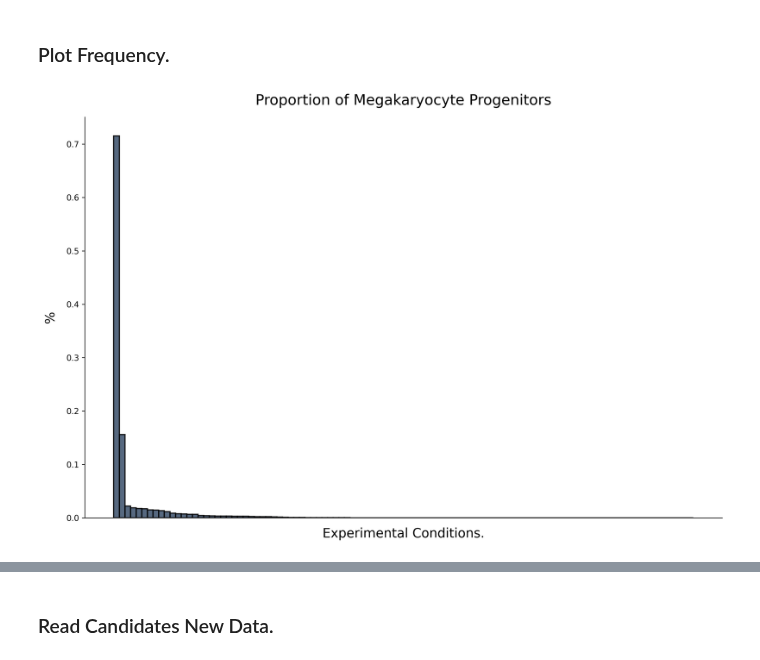
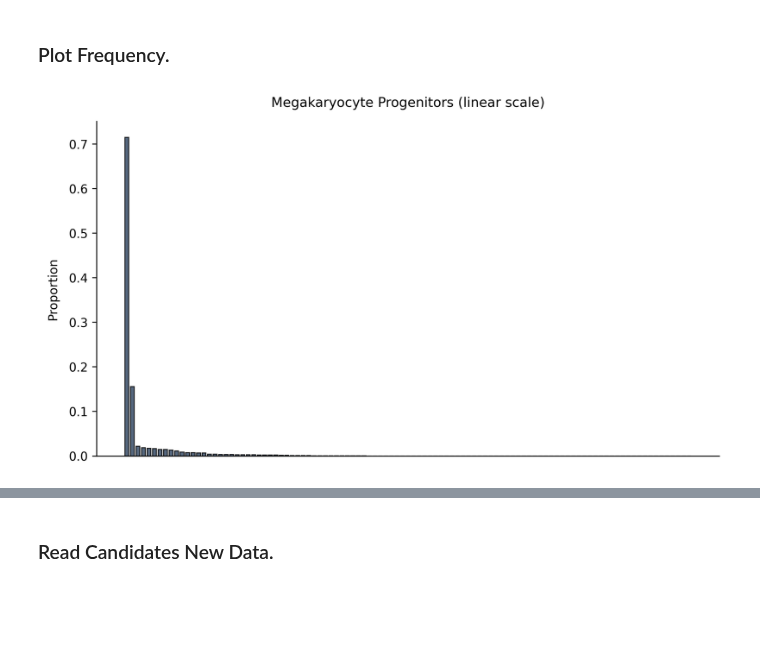
Before and after one commit to theislab/LabCompass-reproducibility, a Jupyter notebook: figures/frame5/make_figures_frame5.ipynb, the cells around one changed output, grey strips where cells are left out. Saved outputs shown, nothing was run; the diff lists cells and outputs as text; code cells hidden in the pictures; blank space fills up the shorter version.

```diff
--- a/figures/frame5/make_figures_frame5.ipynb
+++ b/figures/frame5/make_figures_frame5.ipynb
@@ -37,6 +37,7 @@ color_map = {
     'MPP_MgkEry': '#264653',
     'MgKEryPro1': '#7f908f',
     'MgKEryPro2': '#4a5c6a',
+    'MgkPro': '#3a4f6a',
     'late_MgkPro': '#3a4f6a',
     'EosBasMast1': '#6c757d',
     'EosBasMast2': '#780000',
@@ -502,36 +768,75 @@ concs_df_new["condition"] = np.arange(len(concs_df_new))
 # %% [markdown]
 ### Plot Frequency.
 # %%
-# ----- Make bars MAXIMUM size -----
-# Increase figure width dramatically (e.g., 20 inches wide, 8 inches tall)
-# Adjust numbers to your preference: more width = thicker bars
-
+# Your colour for late_MgkPro
 color = color_map["late_MgkPro"]
 
-plt.figure(figsize=(12, 8), dpi=300)        # much wider figure
-concs_df_sorted = concs_df_new.sort_values('late_MgkPro_prop', ascending=False).reset_index(drop=True)
-x_values = range(len(concs_df_sorted))
+# Prepare sorted data
+concs_df_sorted_new = concs_df_new.sort_values('late_MgkPro_prop', ascending=False).reset_index(drop=True)
+x_values = range(len(concs_df_sorted_new))
 
-ax = plt.bar(x_values, concs_df_sorted['late_MgkPro_prop'],
-             width=1.0,                      # bars touching → maximum width per bar
-             color=color,
-             edgecolor='black',
-             linewidth=1.5,
-             alpha=0.85)
+# ----------------------------------------------------------------------
+# Figure 1: Linear scale (stylized)
+# ----------------------------------------------------------------------
+plt.figure(figsize=(8, 4.5), dpi=300)
 
-# Remove x‑ticks completely
-plt.xticks([], [])
-plt.tick_params(axis='x', which='both', length=0)
+bars = plt.bar(x_values, concs_df_sorted_new['late_MgkPro_prop'],
+               width=0.7,
+               color=color,
+               edgecolor='black',
+               linewidth=0.8,
+               alpha=0.85,
+               zorder=2)
 
-# Labels and title (larger fonts for big figure)
-plt.ylabel('%', fontsize=16, labelpad=12)
-plt.xlabel('Experimental Conditions.', fontsize=16, labelpad=12)
-plt.title('Proportion of Megakaryocyte Progenitors', fontsize=18, pad=15)
+# Remove x‑ticks and labels
+plt.xticks([])
+plt.tick_params(axis='x', length=0)
+
+
+# Labels and title
+plt.ylabel('Proportion', fontsize=10, labelpad=8)
+plt.title('Megakaryocyte Progenitors (linear scale)', fontsize=11, pad=12)
+
+# Remove top/right spines
+sns.despine()
+
+# Optionally add value labels on top of bars (choose a few to avoid clutter)
+# Uncomment if you want labels for all bars:
+# for bar in bars:
+#     height = bar.get_height()
+#     plt.text(bar.get_x() + bar.get_width()/2., height + 0.005,
+#              f'{height:.2f}', ha='center', va='bottom', fontsize=5)
+
+plt.tight_layout()
+plt.savefig('output/proportion_late_MgkPro_linear_new_data.png', bbox_inches='tight', dpi=300)
+plt.show()
+
+# ----------------------------------------------------------------------
+# Figure 2: Log scale (stylized, handling zeros)
+# ----------------------------------------------------------------------
+plt.figure(figsize=(8, 4.5), dpi=300)
+
+# Replace 0 with a small positive value for log plotting (1e-6)
+y_log = concs_df_sorted_new['late_MgkPro_prop'].clip(lower=1e-6)
+
+bars = plt.bar(x_values, y_log,
+               width=0.7,
+               color=color,
+               edgecolor='black',
+               linewidth=0.8,
+               alpha=0.85,
+               zorder=2)
+
+plt.xticks([])
+plt.tick_params(axis='x', length=0)
+plt.yscale('log')
+
+plt.ylabel('Proportion (log scale)', fontsize=10, labelpad=8)
+plt.title('Megakaryocyte Progenitors (log scale)', fontsize=11, pad=12)
 
 sns.despine()
 plt.tight_layout()
-plt.savefig('output/proportion_late_MgkPro_per_experimental_condition_new_data.png',
-            bbox_inches='tight', dpi=300)
+plt.savefig('output/proportion_late_MgkPro_log_new_data.png', bbox_inches='tight', dpi=300)
 plt.show()
 # %% [output]
-[figure, old version]
+[figure, new version]
```
Also changed, not shown: parts of 29 cells of this notebook, 4 other files.
